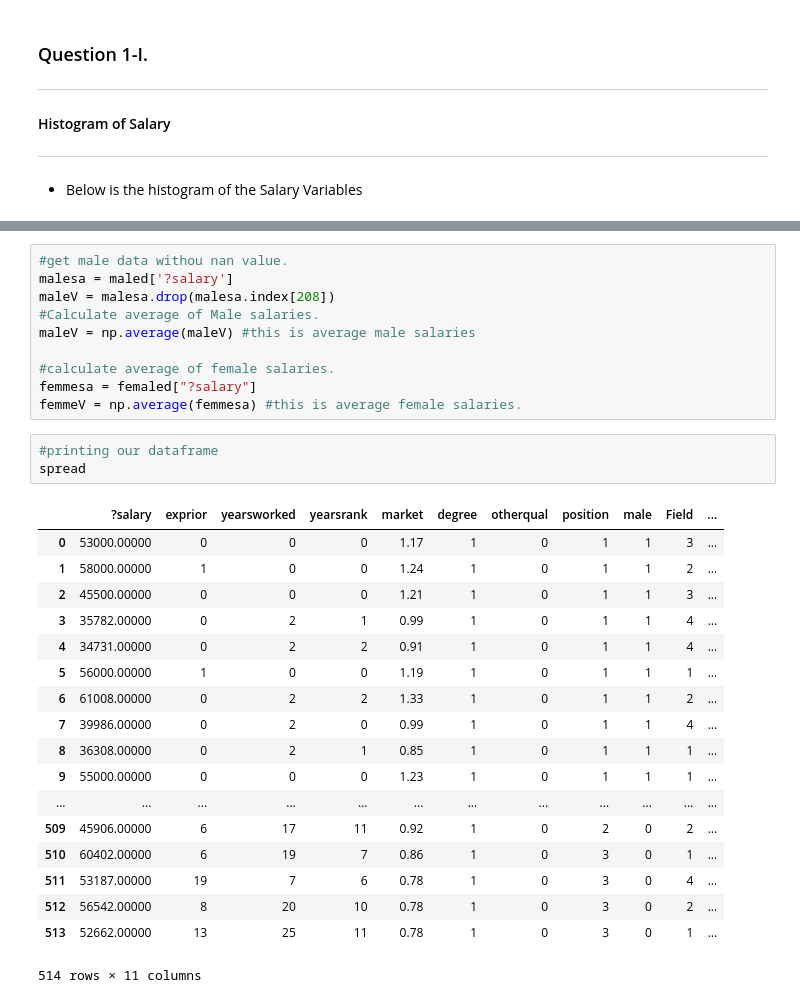
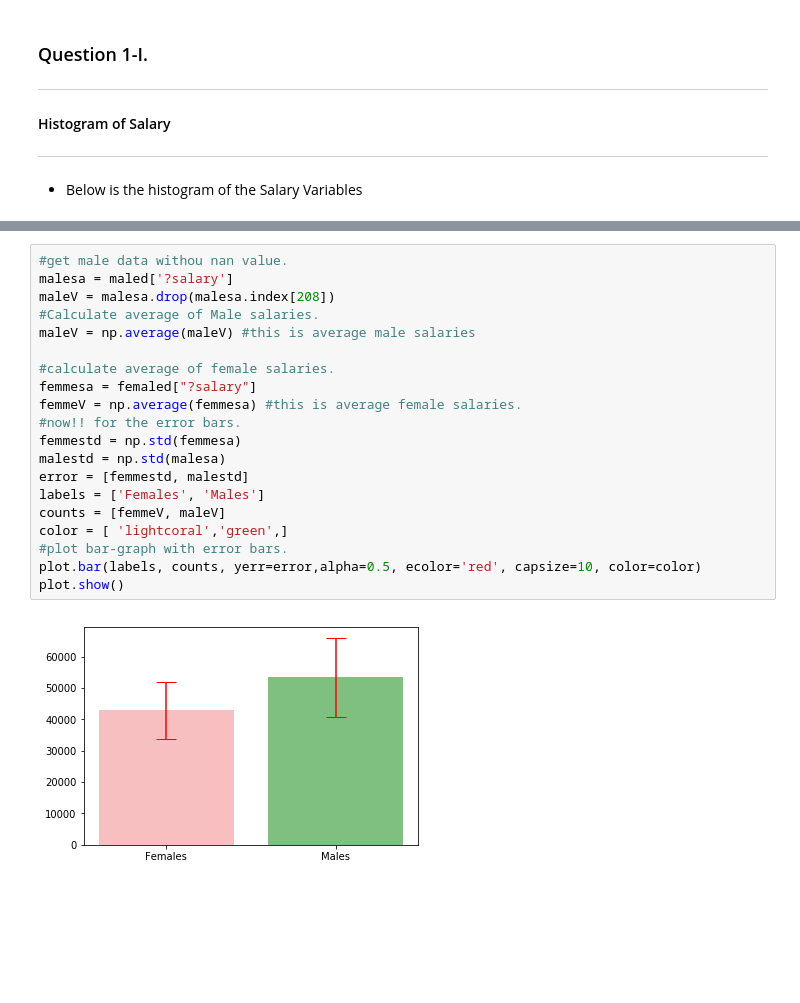
Before and after one commit to Umuzi-org/salary, a Jupyter notebook: Johan Khanye - Salary assignment.ipynb, the cells around one changed output, grey strips where cells are left out. Cells and saved outputs as stored; diff of their text form; blank space fills up the shorter version.

```diff
--- a/Johan Khanye - Salary assignment.ipynb
+++ b/Johan Khanye - Salary assignment.ipynb
@@ -225,32 +267,22 @@ Females make up 9.004739336492891% of the profesional, whilst males make up 90.9
 # %%
 #get male data withou nan value.
 malesa = maled['?salary']
 maleV = malesa.drop(malesa.index[208])
 #Calculate average of Male salaries.
 maleV = np.average(maleV) #this is average male salaries
 
 #calculate average of female salaries.
 femmesa = femaled["?salary"]
 femmeV = np.average(femmesa) #this is average female salaries.
+#now!! for the error bars.
+femmestd = np.std(femmesa)
+malestd = np.std(malesa)
+error = [femmestd, malestd]
+labels = ['Females', 'Males']
+counts = [femmeV, maleV]
+color = [ 'lightcoral','green',]
+#plot bar-graph with error bars.
+plot.bar(labels, counts, yerr=error,alpha=0.5, ecolor='red', capsize=10, color=color)
+plot.show()
+# %% [output]
+[figure, added]
-# %%
-#printing our dataframe
-spread
-# %% [output]
-|  | ?salary | exprior | yearsworked | yearsrank | market | degree | otherqual | position | male | Field | ... |
-| 0 | 53000.00000 | 0 | 0 | 0 | 1.17 | 1 | 0 | 1 | 1 | 3 | ... |
-| 1 | 58000.00000 | 1 | 0 | 0 | 1.24 | 1 | 0 | 1 | 1 | 2 | ... |
-| 2 | 45500.00000 | 0 | 0 | 0 | 1.21 | 1 | 0 | 1 | 1 | 3 | ... |
-| 3 | 35782.00000 | 0 | 2 | 1 | 0.99 | 1 | 0 | 1 | 1 | 4 | ... |
-| 4 | 34731.00000 | 0 | 2 | 2 | 0.91 | 1 | 0 | 1 | 1 | 4 | ... |
-| 5 | 56000.00000 | 1 | 0 | 0 | 1.19 | 1 | 0 | 1 | 1 | 1 | ... |
-| 6 | 61008.00000 | 0 | 2 | 2 | 1.33 | 1 | 0 | 1 | 1 | 2 | ... |
-| 7 | 39986.00000 | 0 | 2 | 0 | 0.99 | 1 | 0 | 1 | 1 | 4 | ... |
-| 8 | 36308.00000 | 0 | 2 | 1 | 0.85 | 1 | 0 | 1 | 1 | 1 | ... |
-| 9 | 55000.00000 | 0 | 0 | 0 | 1.23 | 1 | 0 | 1 | 1 | 1 | ... |
-| ... | ... | ... | ... | ... | ... | ... | ... | ... | ... | ... | ... |
-| 509 | 45906.00000 | 6 | 17 | 11 | 0.92 | 1 | 0 | 2 | 0 | 2 | ... |
-| 510 | 60402.00000 | 6 | 19 | 7 | 0.86 | 1 | 0 | 3 | 0 | 1 | ... |
-| 511 | 53187.00000 | 19 | 7 | 6 | 0.78 | 1 | 0 | 3 | 0 | 4 | ... |
-| 512 | 56542.00000 | 8 | 20 | 10 | 0.78 | 1 | 0 | 3 | 0 | 2 | ... |
-| 513 | 52662.00000 | 13 | 25 | 11 | 0.78 | 1 | 0 | 3 | 0 | 1 | ... |
-514 rows × 11 columns
```
Also changed, not shown: parts of 19 cells of this notebook.
